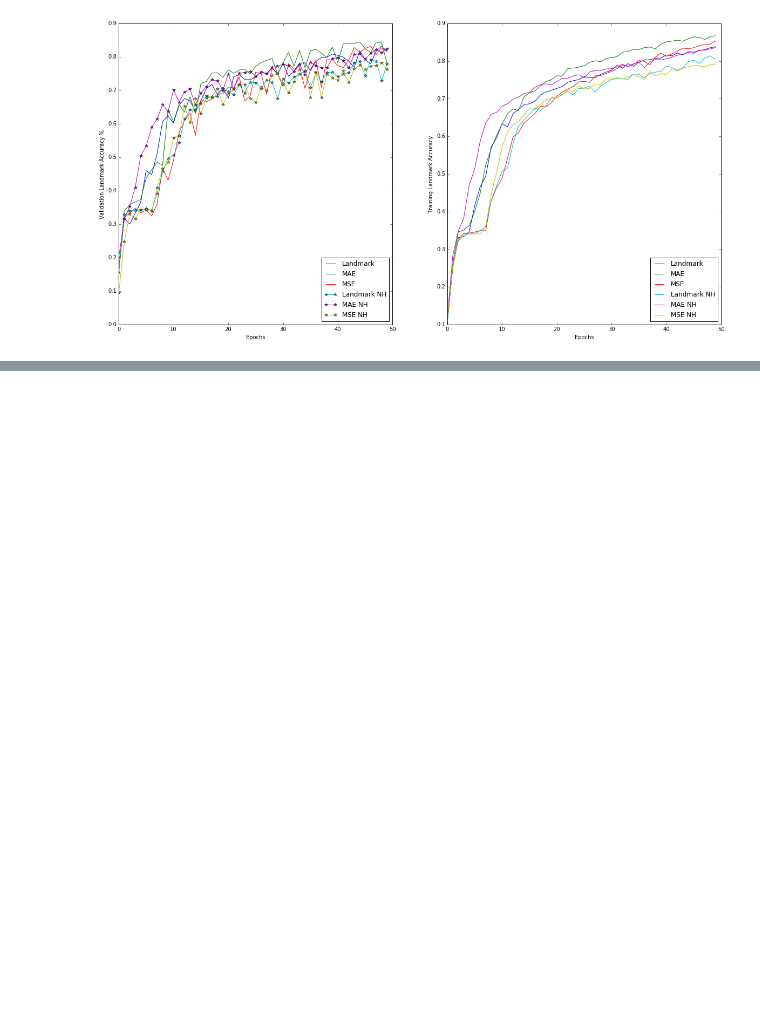
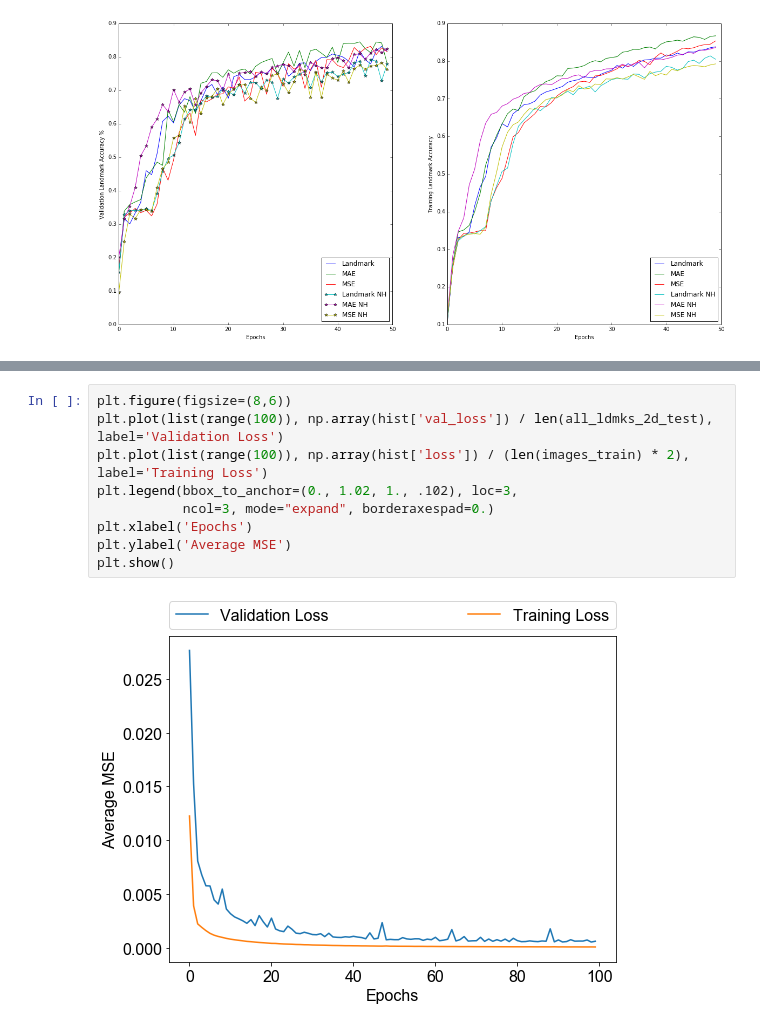
Before and after one commit to danakianfar/landmark_detection, a Jupyter notebook: evaluation.ipynb, the cells around one changed output, grey strips where cells are left out. Drawn from its saved outputs; the diff is of its cells as text; blank space fills up the shorter version.

```diff
--- a/evaluation.ipynb
+++ b/evaluation.ipynb
@@ -373,0 +381,11 @@ plt.show()
+# %%
+plt.figure(figsize=(8,6))
+plt.plot(list(range(100)), np.array(hist['val_loss']) / len(all_ldmks_2d_test), label='Validation Loss')
+plt.plot(list(range(100)), np.array(hist['loss']) / (len(images_train) * 2), label='Training Loss')
+plt.legend(bbox_to_anchor=(0., 1.02, 1., .102), loc=3,
+           ncol=3, mode="expand", borderaxespad=0.)
+plt.xlabel('Epochs')
+plt.ylabel('Average MSE')
+plt.show()
+# %% [output]
+[figure, added]
```
Also changed, not shown: parts of 15 cells of this notebook, 27 other files.
